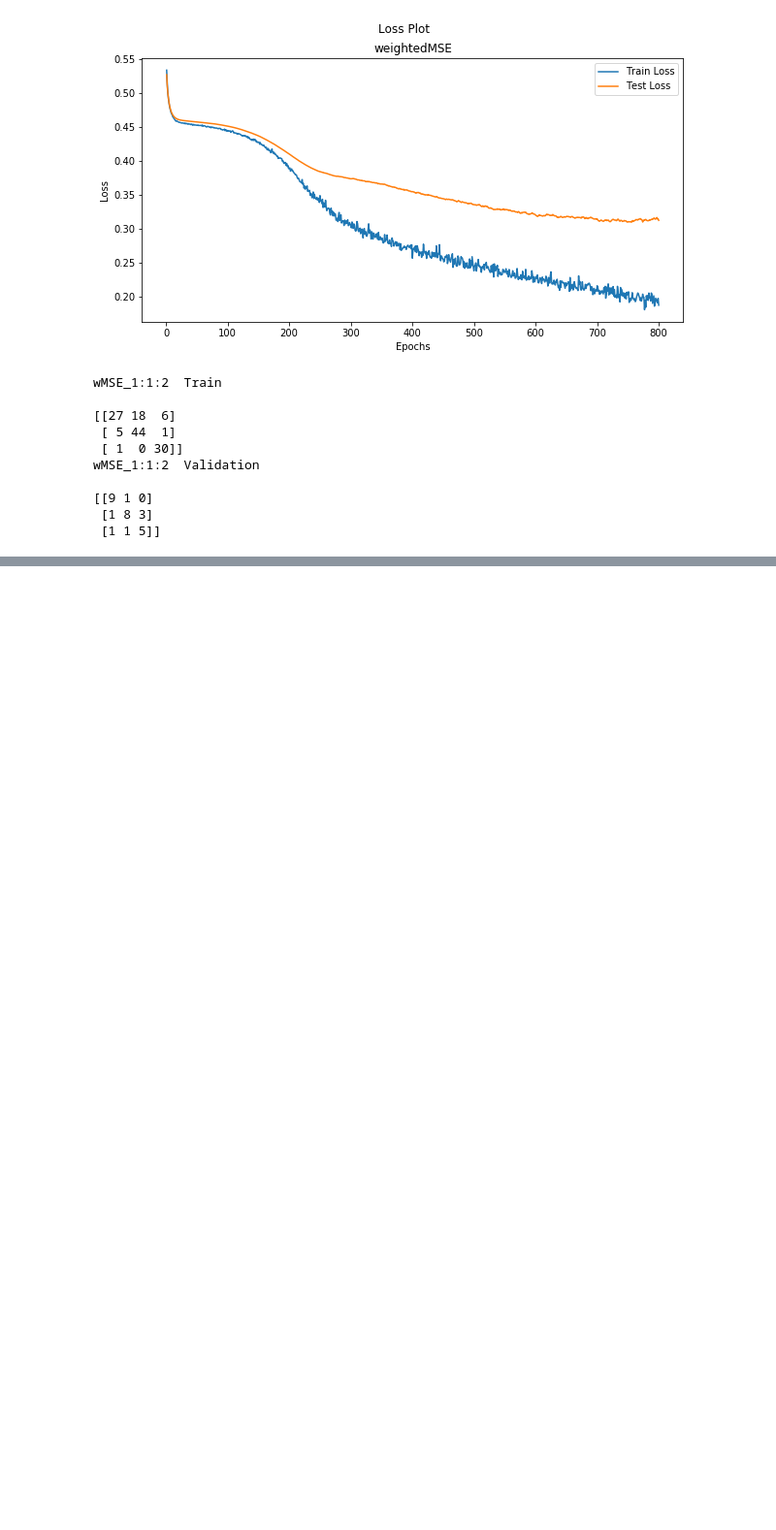
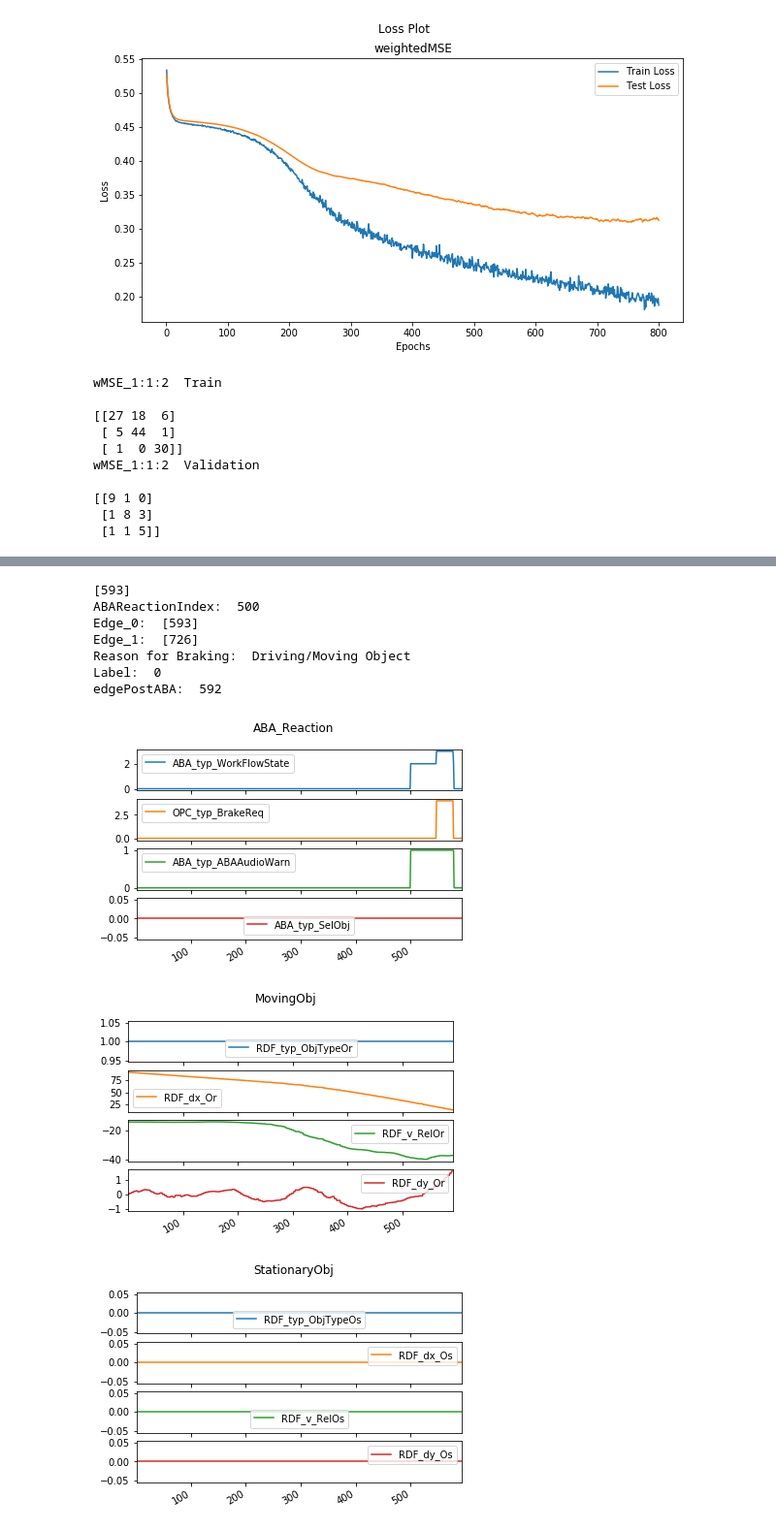
Before and after one commit to dumbPy/SceneR2, a Jupyter notebook: Notebooks/CSV_Model.ipynb, the cells around one changed output, grey strips where cells are left out. Shown: that part at 97% size. Cells and saved outputs as stored; diff of their text form; code cells hidden in the pictures; blank space fills up the shorter version.

```diff
--- a/Notebooks/CSV_Model.ipynb
+++ b/Notebooks/CSV_Model.ipynb
@@ -375,0 +471,13 @@ SyntaxError: invalid syntax (<ipython-input-37-a5ab3d211664>, line 3)
+# %%
+dataset_4.plot(37, all_columns=True, supressPostABA=True)
+# %% [output]
+[593]
+ABAReactionIndex:  500
+Edge_0:  [593]
+Edge_1:  [726]
+Reason for Braking:  Driving/Moving Object
+Label:  0
+edgePostABA:  592
+[figure, added]
+[figure, added]
+[figure, added]
```
Also changed, not shown: parts of 31 cells of this notebook, 5 other files.
